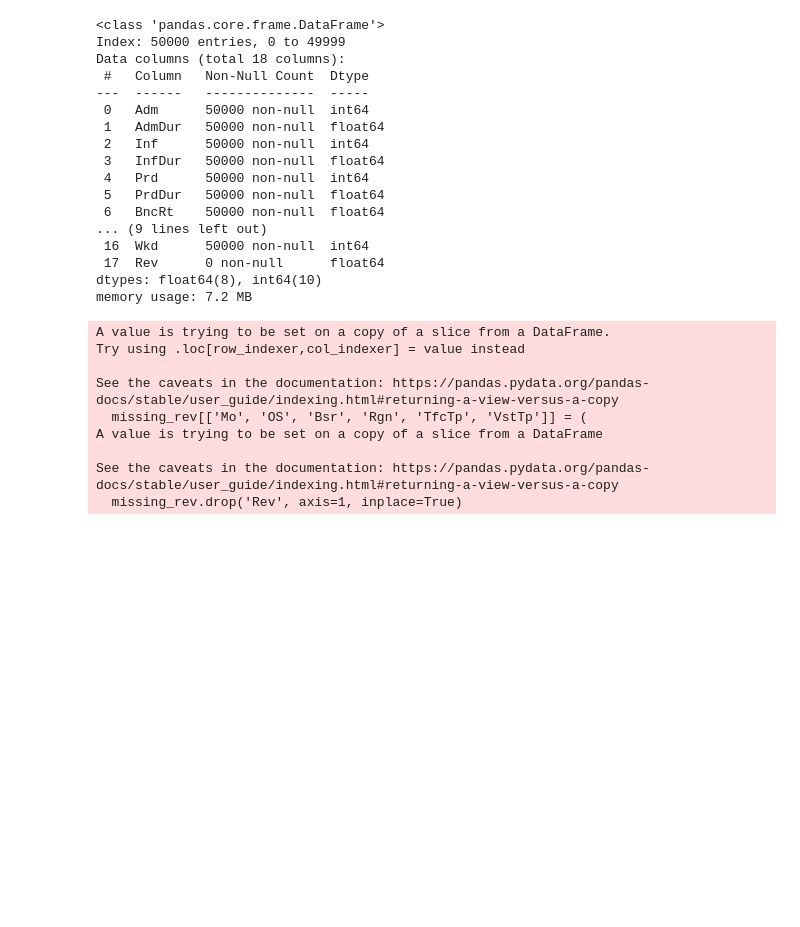
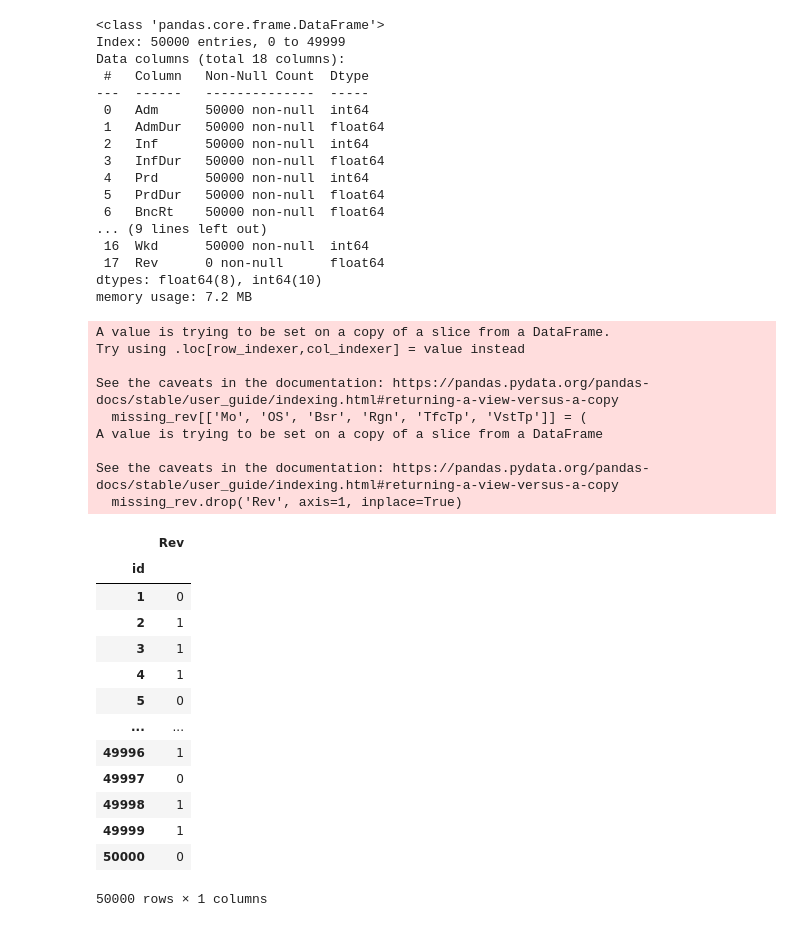
Before and after one commit to ericks-on/Online-Shoppers-logistic-regression-model, a Jupyter notebook: index.ipynb, the cells around one changed output. Cells and saved outputs as stored; diff of their text form; code cells hidden in the pictures; blank space fills up the shorter version.

```diff
--- a/index.ipynb
+++ b/index.ipynb
@@ -519,10 +532,10 @@ def get_train_val_loss(model, X_train, y_train, cont_cols, cat_cols):
         modelcp.fit(X_t_oversampled, y_t_oversampled)
 
         # training log loss
-        cross_train_score = log_loss(y_t_oversampled, modelcp.decision_function(X_t_oversampled))
+        cross_train_score = log_loss(y_t_oversampled, modelcp.predict_proba(X_t_oversampled))
 
         # validation log loss
-        cross_test_score = log_loss(y_v, modelcp.decision_function(X_v_scaled))
+        cross_test_score = log_loss(y_v, modelcp.predict_proba(X_v_scaled))
 
         # append to list
         train_scores[i] =  cross_train_score
@@ -1019,3 +1060,23 @@ missing_rev_scaled = pd.concat(
 )
 
 missing_pred = final_model.predict(missing_rev_scaled)
+# %%
+predicted = pd.DataFrame(missing_pred, columns=['Rev'])
+predicted['id'] = missing_rev.index + 1
+predicted = predicted[['id', 'Rev']].astype('Int64').set_index('id')
+predicted
+# %% [output]
+|  | Rev |
+| id |  |
+| 1 | 0 |
+| 2 | 1 |
+| 3 | 1 |
+| 4 | 1 |
+| 5 | 0 |
+| ... | ... |
+| 49996 | 1 |
+| 49997 | 0 |
+| 49998 | 1 |
+| 49999 | 1 |
+| 50000 | 0 |
+50000 rows × 1 columns
```
Also changed, not shown: parts of 10 cells of this notebook, 1 other file.
